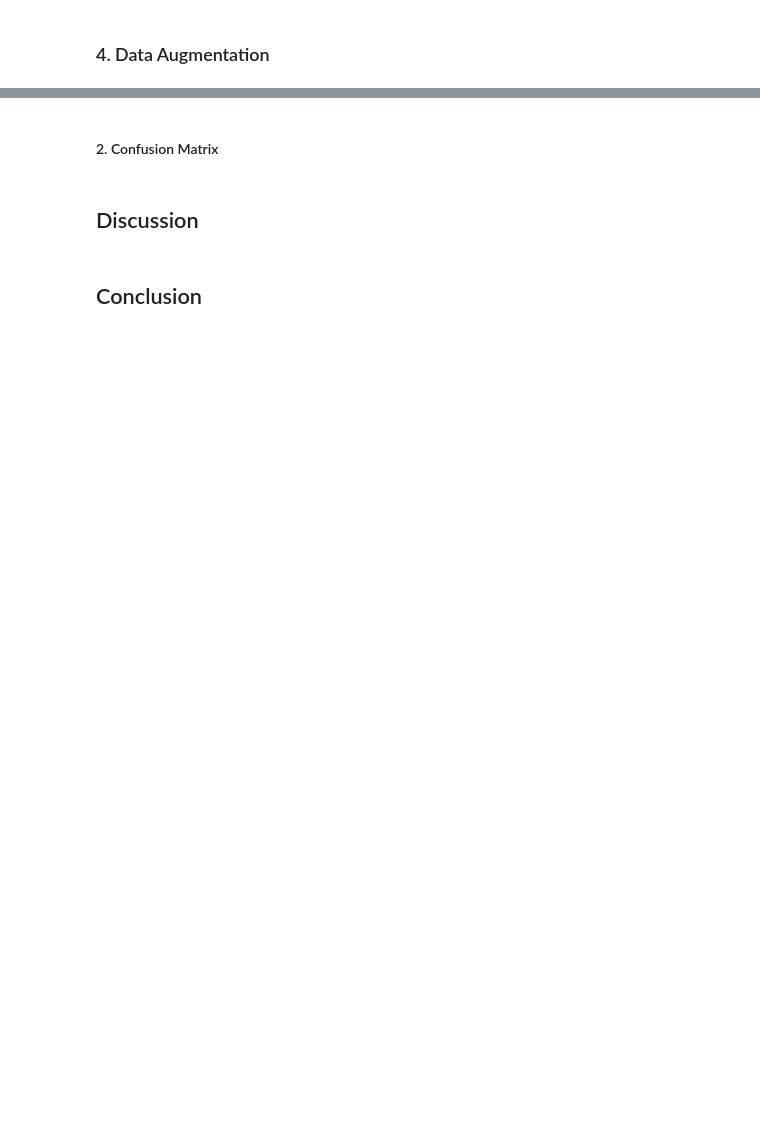
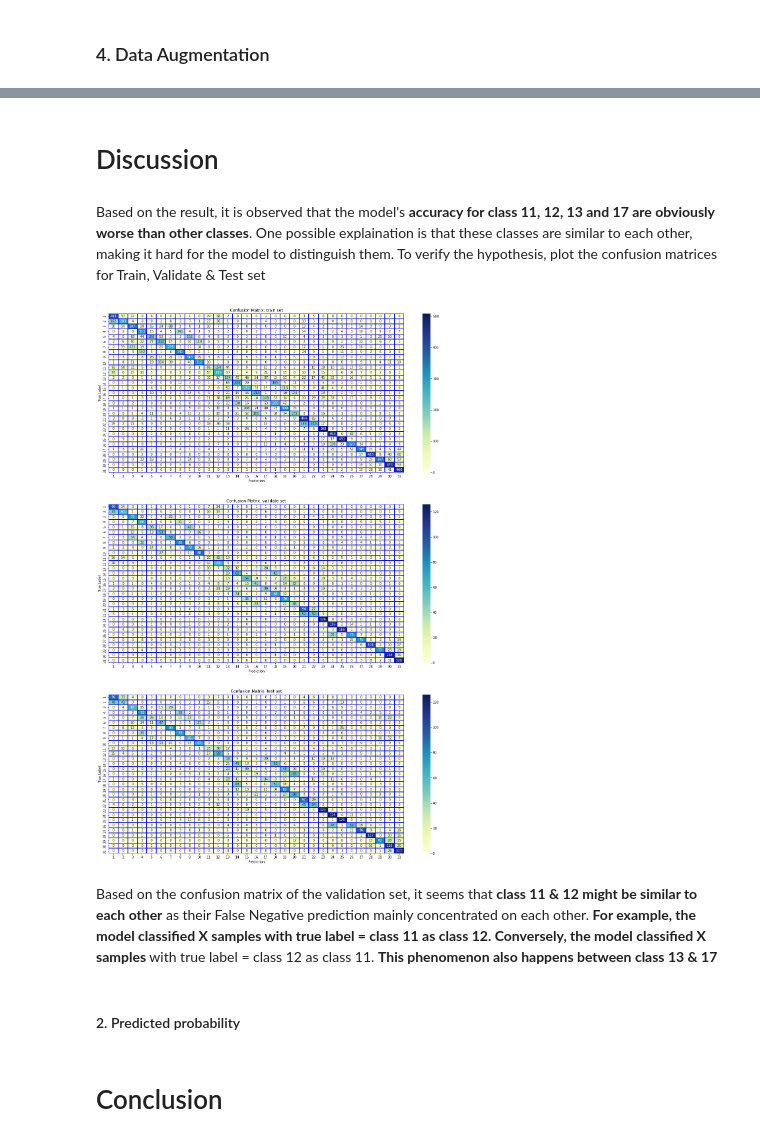
Before and after one commit to MichaelCheung105/speech-to-intent, a Jupyter notebook: docs/Report.ipynb, the cells around one changed output, grey strips where cells are left out. Cells and saved outputs as stored; diff of their text form; code cells hidden in the pictures; blank space fills up the shorter version.

```diff
--- a/docs/Report.ipynb
+++ b/docs/Report.ipynb
@@ -41,2 +67,6 @@ for i, key in enumerate(data.keys()):
 # %% [markdown]
 #### 2. Model Size
+# %%
+print("Model size\n")
+for i in trainer.model.state_dict().keys():
+    print(f'{i}:\t\t', trainer.model.state_dict()[i].shape)
@@ -103,13 +134,24 @@ validate
-# %%
-fig, axes = plt.subplots(nrows=2, figsize=(10, 5))
-fig.subplots_adjust(hspace=0.8)
-for i, key in enumerate(data.keys()):
-    unique, counts = np.unique(data[key]['f1'], return_counts=True)
-    sns.barplot(x=unique, y=counts, ax=axes[i])
-    axes[i].set_title(f'Data Distribution: {key} set')
-    axes[i].set_xlabel('Category of Intents')
-    axes[i].set_ylabel('Row Count')
+# %% [markdown]
+# Discussion
+# %% [markdown]
+Based on the result, it is observed that the model's **accuracy for class 11, 12, 13 and 17 are obviously worse than other classes**. One possible explaination is that these classes are similar to each other, making it hard for the model to distinguish them. To verify the hypothesis, plot the confusion matrices for Train, Validate & Test set
+# %%
+# Confusion Matrix
+tick_labels = [str(i + 1) for i in range(31)]
+fig, axes = plt.subplots(nrows=3, figsize=(20, 10 * 3))
+for idx, keys in enumerate(['train', 'validate', 'test']):
+    df = predictions_df[predictions_df.dataset == keys]
+    sns.heatmap(data=confusion_matrix(df.label, df.predicted_class), ax=axes[idx]
+                , xticklabels=tick_labels, yticklabels=tick_labels
+                , cbar=True, cmap='YlGnBu', linewidths=.1, linecolor='b', annot=True, fmt='d')
+    axes[idx].set_title(f'Confusion Matrix: {keys} set')
+    axes[idx].set_xlabel('Prediction')
+    axes[idx].set_ylabel('True Label')
+# %% [output]
+[figure, added]
+# %% [markdown]
+Based on the confusion matrix of the validation set, it seems that **class 11 & 12 might be similar to each other** as their False Negative prediction mainly concentrated on each other. **For example, the model classified X samples with true label = class 11 as class 12. Conversely, the model classified X samples** with true label = class 12 as class 11. **This phenomenon also happens between class 13 & 17**
 # %% [markdown]
-#### 2. Confusion Matrix
+#### 2. Predicted probability
 # %% [markdown]
-## Discussion
+# Conclusion
@@ -118,2 +157,0 @@ for i, key in enumerate(data.keys()):
-# %% [markdown]
-## Conclusion
```
Also changed, not shown: parts of 29 cells of this notebook.
